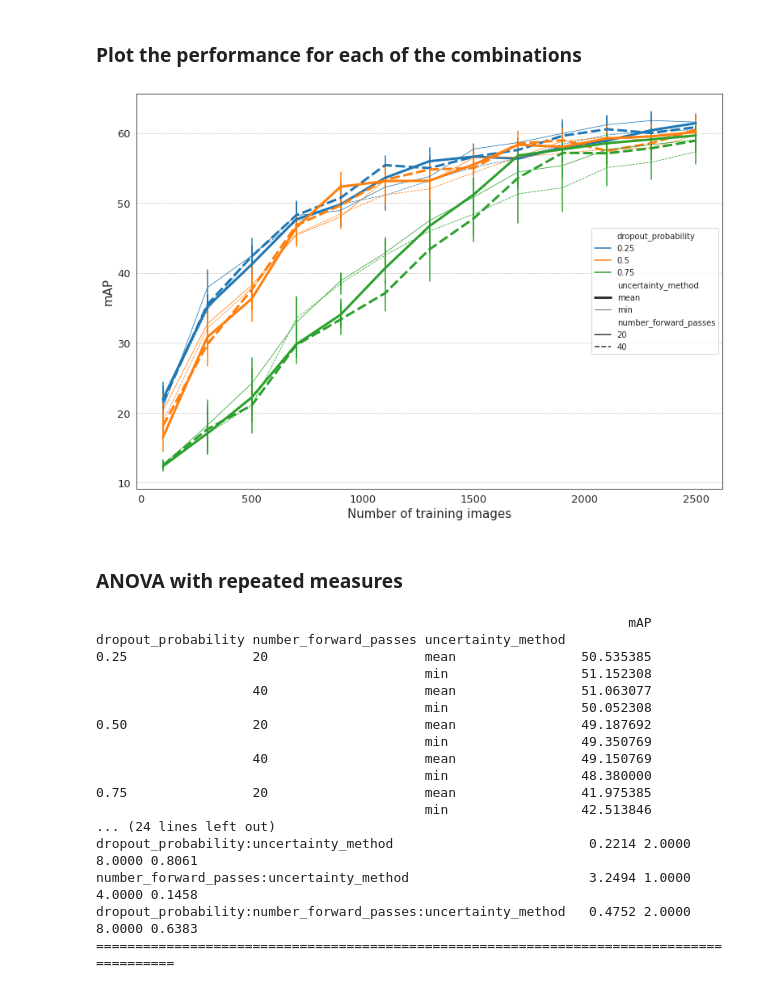
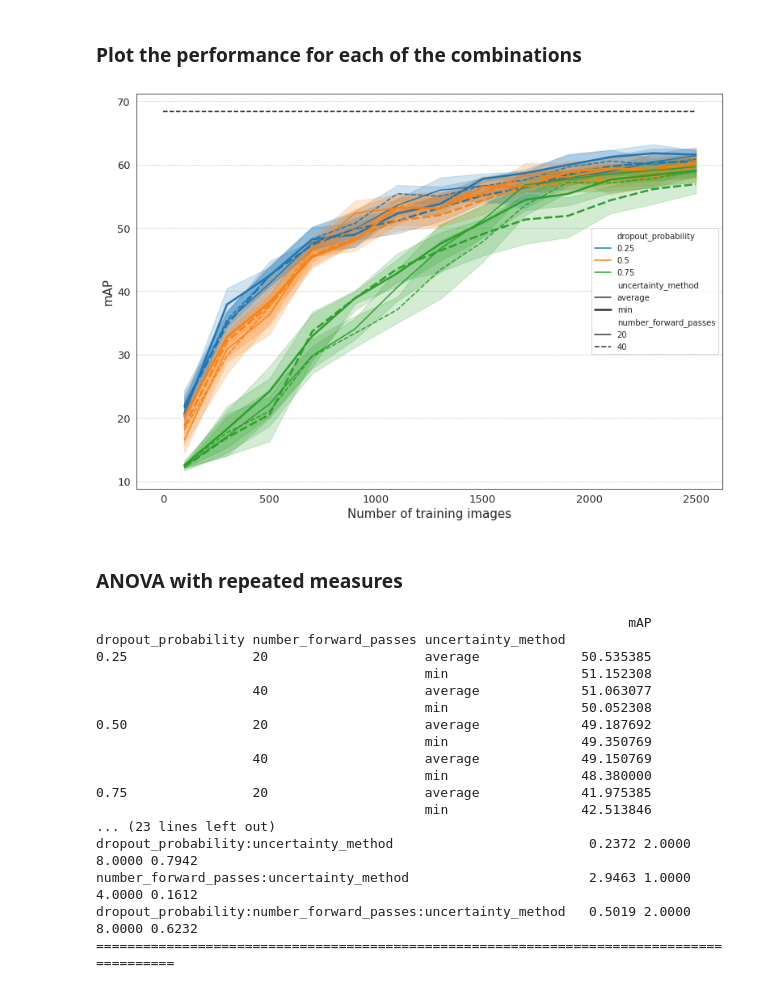
Before and after one commit to pieterblok/maskal, a Jupyter notebook: active_learning/utils/statistics_exp2.ipynb, the cells around one changed output. Drawn from its saved outputs; the diff is of its cells as text; code cells hidden in the pictures.

```diff
--- a/active_learning/utils/statistics_exp2.ipynb
+++ b/active_learning/utils/statistics_exp2.ipynb
@@ -52,6 +52,10 @@ def get_unique_combinations(csv_files):
         prob = splits[1].split("_")[2]
         fwp = splits[1].split("_")[3]
         sam_sz = splits[1].split("_")[4]
+
+        if unc_mt == 'mean':
+            unc_mt = 'average'
+
         unique_combination = sam_mt + '_' + unc_mt + '_' + prob + '_' + fwp + '_' + sam_sz
         unique_combinations.append(unique_combination)
     return list(set(unique_combinations))
@@ -66,6 +70,7 @@ csv_files = list_csv_files(resultsdir)
 clmns = ["sampling_method", "uncertainty_method", "dropout_probability", "number_forward_passes", "sampling_size", "unique_combination", "run", "number_images", "mAP"]
 df = pd.DataFrame(columns=clmns)
 unique_combinations = get_unique_combinations(csv_files)
+ucs = [None] * len(unique_combinations)
 
 for c in range(len(csv_files)):
     csv_file = csv_files[c]
@@ -76,8 +81,13 @@ for c in range(len(csv_files)):
     prob = splits[1].split("_")[2]
     fwp = splits[1].split("_")[3]
     sam_sz = splits[1].split("_")[4]
+
+    if unc_mt == 'mean':
+        unc_mt = 'average'
+
     unique_combination = sam_mt + '_' + unc_mt + '_' + prob + '_' + fwp + '_' + sam_sz
     uc_id = unique_combinations.index(unique_combination)
+    ucs[uc_id] = unique_combination
 
     with open(os.path.join(resultsdir, csv_file), 'r') as read_obj:
         csv_reader = reader(read_obj)
@@ -85,3 +95,5 @@ for c in range(len(csv_files)):
         for row in csv_reader:
             data = [sam_mt, unc_mt, float(prob), int(fwp), int(sam_sz), int(uc_id), int(run_no), int(row[0]), float(row[1])]
             df.loc[len(df)] = data
+
+df
@@ -106,22 +116,25 @@ df
 # %%
 font_size = 15
 digit_size = 13
 annot_size = 14
 
 sns.set_style("whitegrid")
 sns.set_style("white")
 f, ax = plt.subplots(figsize=(13, 9))
-ax = sns.lineplot(x="number_images", y="mAP", style="number_forward_passes", size="uncertainty_method", hue="dropout_probability", err_style="bars", ci=95, data=df, palette = "tab10")
+# ax = sns.lineplot(x="number_images", y="mAP", style="number_forward_passes", hue="dropout_probability", size="uncertainty_method", sizes=[1.5, 2.5], err_style="bars", ci=95, data=df, palette = "tab10")
+ax = sns.lineplot(x="number_images", y="mAP", style="number_forward_passes", hue="dropout_probability", size="uncertainty_method", sizes=[1.5, 2.5], ci=95, data=df, palette = "tab10")
 #ax = sns.lineplot(x="number_images", y="mAP", hue="number_forward_passes", style="dropout_probability", err_style="bars", ci=95, data=df, palette = "tab10")
 ax.grid(which='major', axis='y', linestyle='--')
 ax.tick_params(labelrotation=0, labelsize=digit_size)
 
 plt.xlabel('Number of training images', fontsize=font_size)
 plt.ylabel('mAP', fontsize=font_size)
 plt.legend(loc='center right')
+plt.hlines(68.4, 0, 2500, colors='k', linestyles='dashed', label='maximum performance (on 14.000 images)')
+plt.savefig('/mnt/nvme2n1p2/PieterBlok/PhD/Paper 04 - Active Learning/Results/exp2/exp2.png')
 plt.show()
 # %% [output]
-[figure, old version]
+[figure, new version]
 # %% [markdown]
 ### ANOVA with repeated measures
 # %%
@@ -139,20 +152,20 @@ plt.show()
 ## three-way ANOVA on the dropout_probability and the number_forward_passes with repeated measures on the runs
 mean = df.groupby(['dropout_probability', 'number_forward_passes', 'uncertainty_method']).mean()
 var = df.groupby(['dropout_probability', 'number_forward_passes', 'uncertainty_method']).var()
-# mean1 = df.groupby(['dropout_probability']).mean()
-# mean2 = df.groupby(['number_forward_passes']).mean()
-# mean3 = df.groupby(['uncertainty_method']).mean()
-# var1 = df.groupby(['dropout_probability']).var()
-# var2 = df.groupby(['number_forward_passes']).var()
-# var3 = df.groupby(['uncertainty_method']).var()
+mean1 = df.groupby(['dropout_probability']).mean()
+mean2 = df.groupby(['number_forward_passes']).mean()
+mean3 = df.groupby(['uncertainty_method']).mean()
+var1 = df.groupby(['dropout_probability']).var()
+var2 = df.groupby(['number_forward_passes']).var()
+var3 = df.groupby(['uncertainty_method']).var()
 aovrm = AnovaRM(data=df, depvar='mAP', subject='run', within=['dropout_probability', 'number_forward_passes', 'uncertainty_method'], aggregate_func='mean')
 
 res = aovrm.fit()
 print(mean)
-print(var)
-# print(mean1)
-# print(mean2)
-# print(mean3)
+# print(var)
+print(mean1)
+print(mean2)
+print(mean3)
 # print(var1)
 # print(var2)
 # print(var3)
@@ -160,18 +173,18 @@ print(res)
 # %% [output]
                                                                     mAP
 dropout_probability number_forward_passes uncertainty_method
-0.25                20                    mean                50.535385
+0.25                20                    average             50.535385
                                           min                 51.152308
-                    40                    mean                51.063077
+                    40                    average             51.063077
                                           min                 50.052308
-0.50                20                    mean                49.187692
+0.50                20                    average             49.187692
                                           min                 49.350769
-                    40                    mean                49.150769
+                    40                    average             49.150769
                                           min                 48.380000
-0.75                20                    mean                41.975385
+0.75                20                    average             41.975385
                                           min                 42.513846
-... (24 lines left out)
-dropout_probability:uncertainty_method                         0.2214 2.0000 8.0000 0.8061
-number_forward_passes:uncertainty_method                       3.2494 1.0000 4.0000 0.1458
-dropout_probability:number_forward_passes:uncertainty_method   0.4752 2.0000 8.0000 0.6383
+... (23 lines left out)
+dropout_probability:uncertainty_method                         0.2372 2.0000 8.0000 0.7942
+number_forward_passes:uncertainty_method                       2.9463 1.0000 4.0000 0.1612
+dropout_probability:number_forward_passes:uncertainty_method   0.5019 2.0000 8.0000 0.6232
 ==========================================================================================
```
Also changed, not shown: parts of 11 cells of this notebook, 1 other file.
